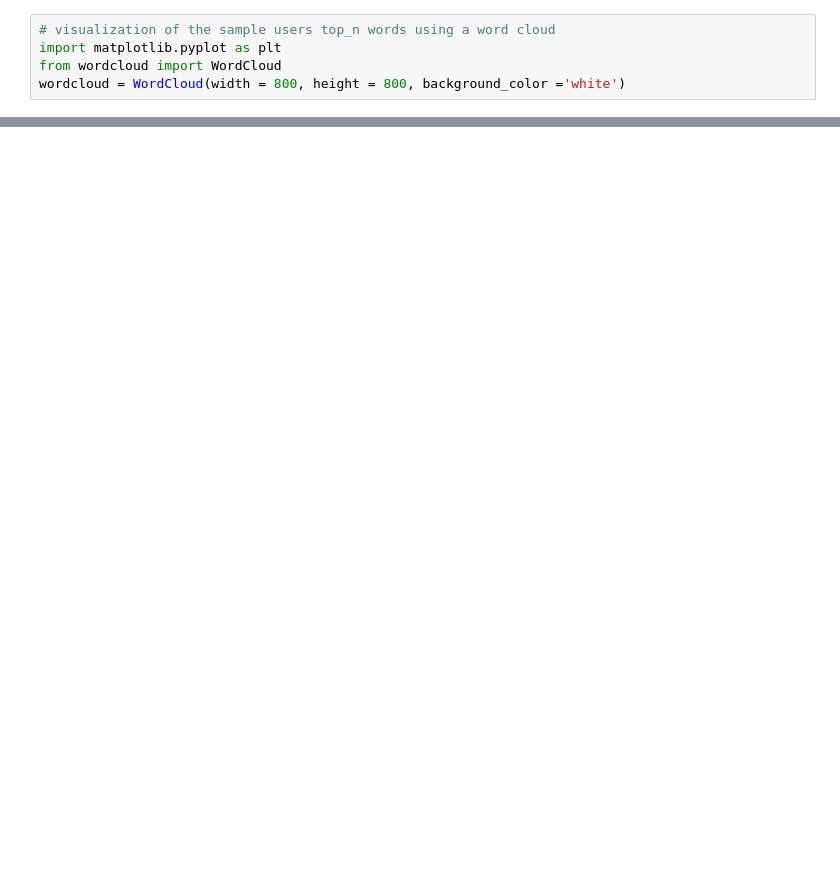
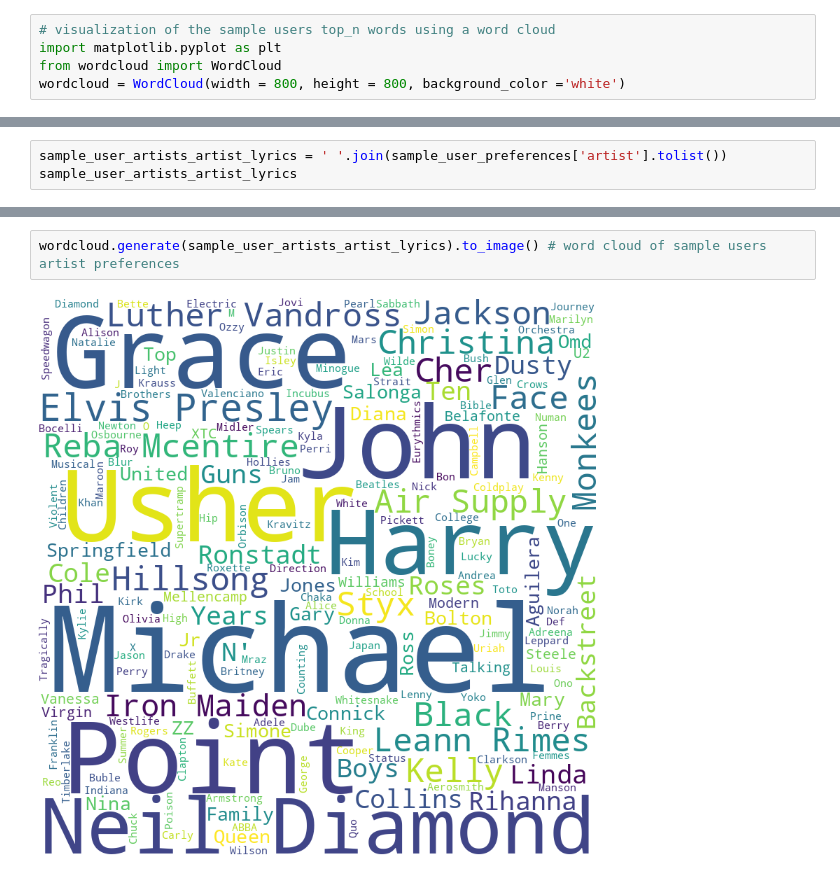
Before and after one commit to Bryan-Az/Neurobytes, a Jupyter notebook: mlops/notebooks/users_eda.ipynb, the cells around one changed output, grey strips where cells are left out. Saved outputs shown, nothing was run; the diff lists cells and outputs as text; blank space fills up the shorter version.

```diff
--- a/mlops/notebooks/users_eda.ipynb
+++ b/mlops/notebooks/users_eda.ipynb
@@ -170,0 +222,3 @@ sample_user_artists
+# %%
+sample_user_artists_artist_lyrics = ' '.join(sample_user_preferences['artist'].tolist())
+sample_user_artists_artist_lyrics
@@ -174,0 +231,4 @@ wordcloud.generate(sample_user_artists).to_image() # word cloud of sample users
+# %%
+wordcloud.generate(sample_user_artists_artist_lyrics).to_image() # word cloud of sample users artist preferences
+# %% [output]
+[figure, added]
```
Also changed, not shown: parts of 31 cells of this notebook.
